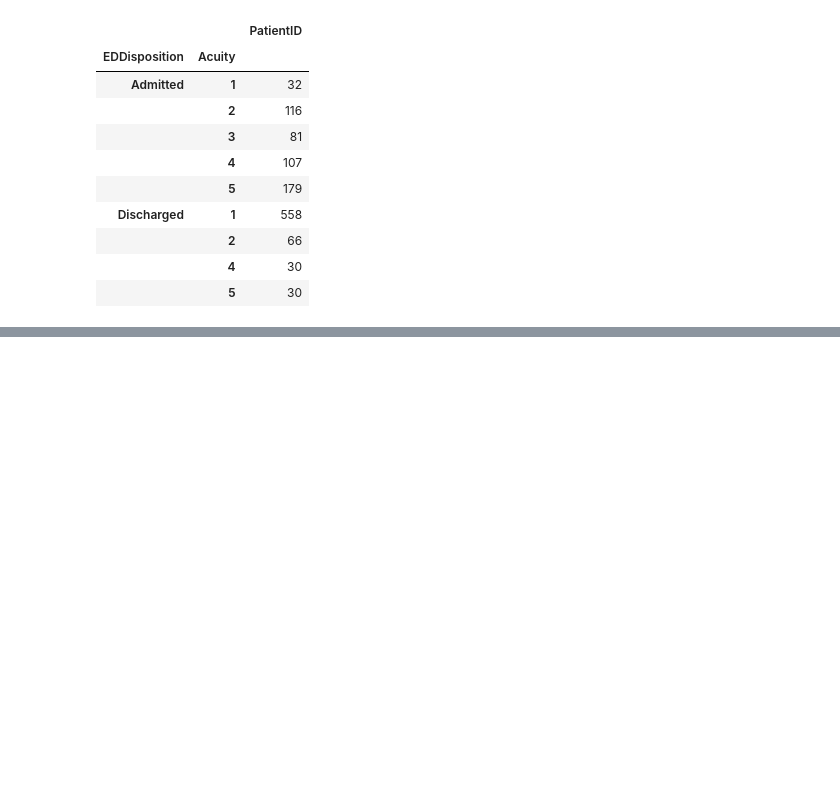
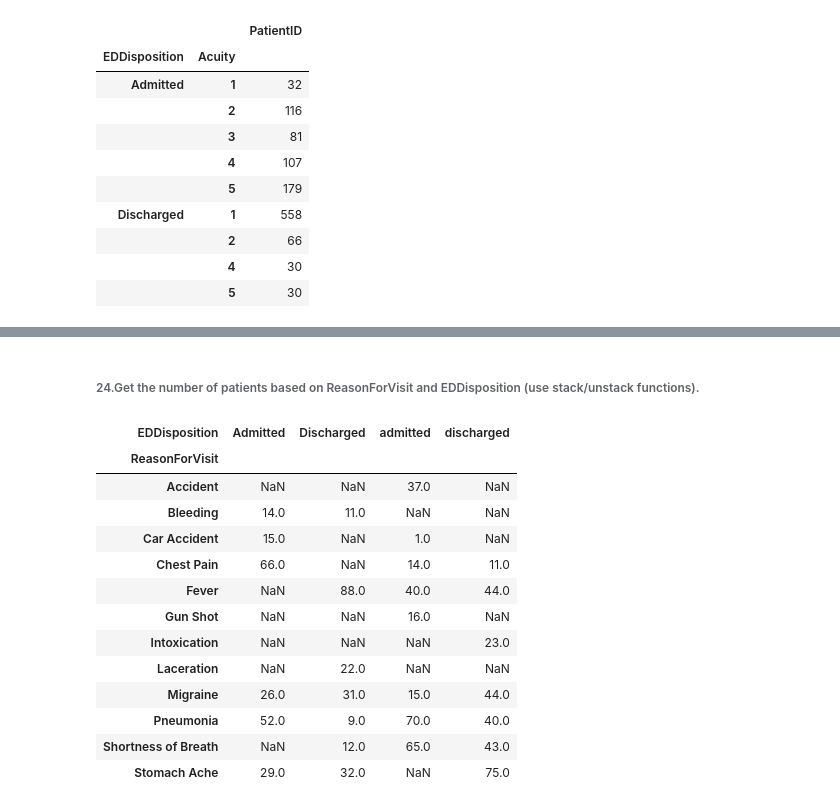
Before and after one commit to ArchanaDevaraju/python-warriors, a Jupyter notebook: Python_Warriors_satya.ipynb, the cells around one changed output, grey strips where cells are left out. Saved outputs shown, nothing was run; the diff lists cells and outputs as text; code cells hidden in the pictures; blank space fills up the shorter version.

```diff
--- a/Python_Warriors_satya.ipynb
+++ b/Python_Warriors_satya.ipynb
@@ -173,0 +249,20 @@ pd.DataFrame(data = df_temp)
+# %% [markdown]
+###### 24.Get the number of patients based on ReasonForVisit and EDDisposition (use stack/unstack functions).
+# %%
+df_patients=df7.groupby(['ReasonForVisit','EDDisposition']).count().unstack()
+df_patients['PatientID']
+# %% [output]
+| EDDisposition | Admitted | Discharged | admitted | discharged |
+| ReasonForVisit |  |  |  |  |
+| Accident | NaN | NaN | 37.0 | NaN |
+| Bleeding | 14.0 | 11.0 | NaN | NaN |
+| Car Accident | 15.0 | NaN | 1.0 | NaN |
+| Chest Pain | 66.0 | NaN | 14.0 | 11.0 |
+| Fever | NaN | 88.0 | 40.0 | 44.0 |
+| Gun Shot | NaN | NaN | 16.0 | NaN |
+| Intoxication | NaN | NaN | NaN | 23.0 |
+| Laceration | NaN | 22.0 | NaN | NaN |
+| Migraine | 26.0 | 31.0 | 15.0 | 44.0 |
+| Pneumonia | 52.0 | 9.0 | 70.0 | 40.0 |
+| Shortness of Breath | NaN | 12.0 | 65.0 | 43.0 |
+| Stomach Ache | 29.0 | 32.0 | NaN | 75.0 |
```
Also changed, not shown: parts of 31 cells of this notebook.
